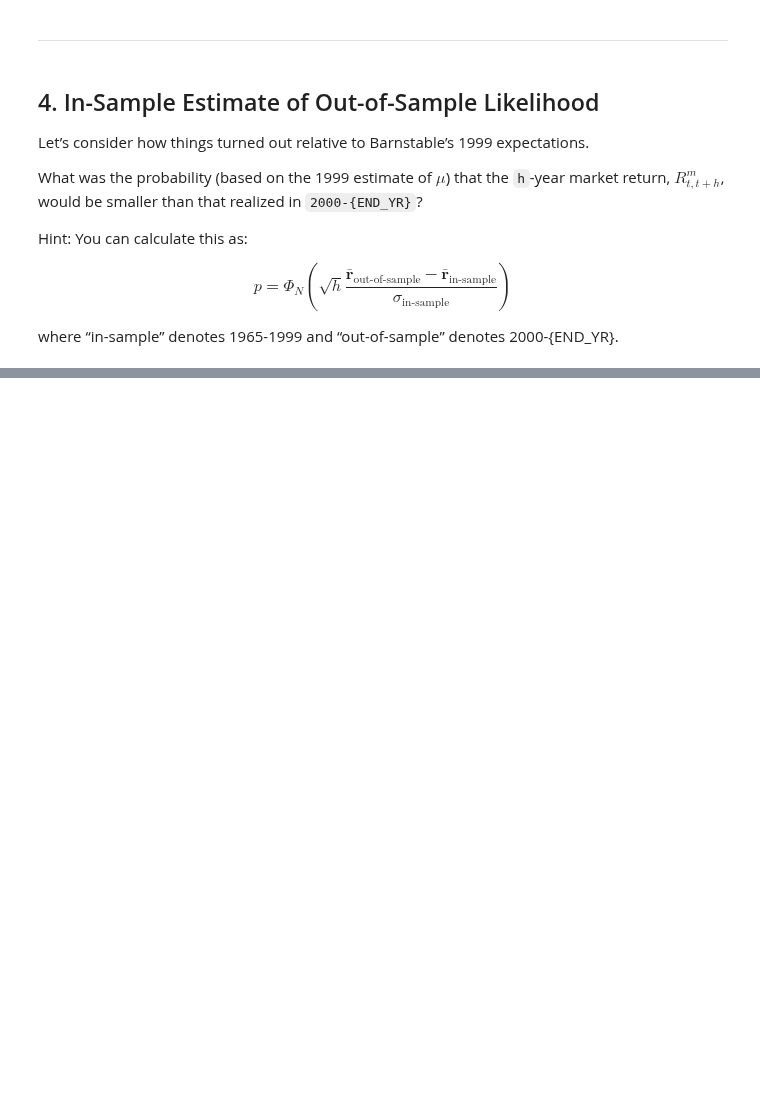
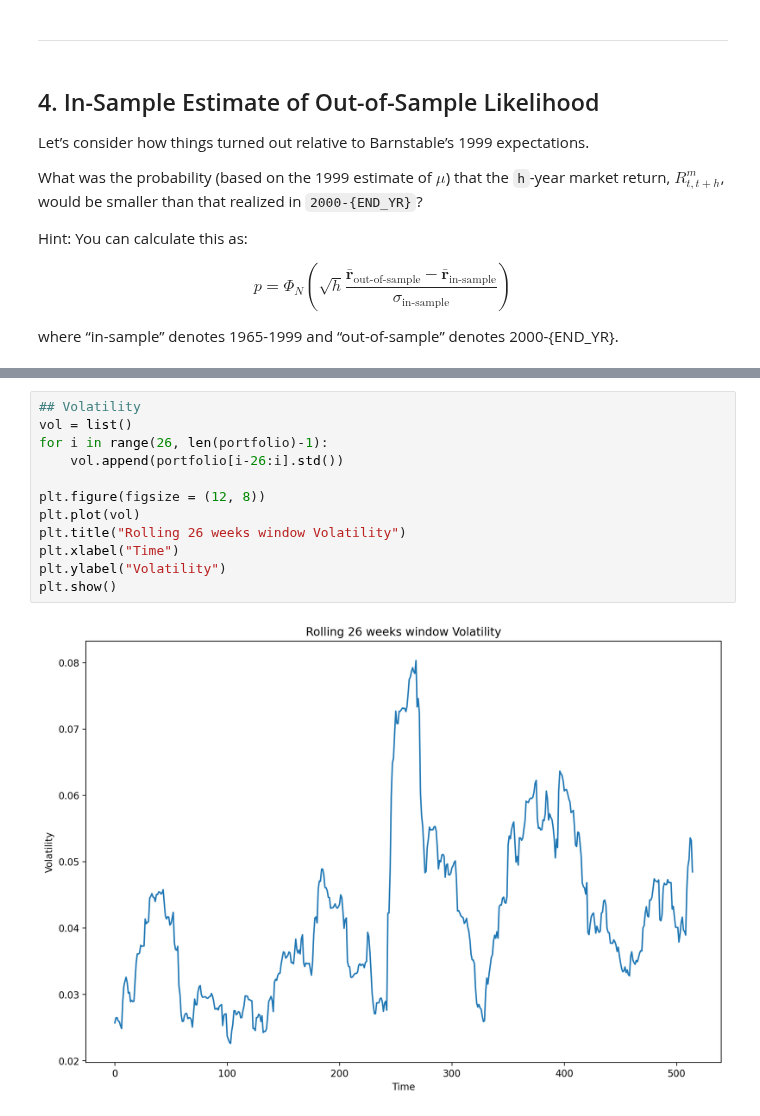
Before and after one commit to scfengv/FINM36700-Portfolio-and-Risk-Management, a Jupyter notebook: assignment/HW3.ipynb, the cells around one changed output, grey strips where cells are left out. Cells and saved outputs as stored; diff of their text form; blank space fills up the shorter version.

```diff
--- a/assignment/HW3.ipynb
+++ b/assignment/HW3.ipynb
@@ -272,0 +511,14 @@ where “in-sample” denotes 1965-1999 and “out-of-sample” denotes 2000-{EN
+# %%
+## Volatility
+vol = list()
+for i in range(26, len(portfolio)-1):
+    vol.append(portfolio[i-26:i].std())
+
+plt.figure(figsize = (12, 8))
+plt.plot(vol)
+plt.title("Rolling 26 weeks window Volatility")
+plt.xlabel("Time")
+plt.ylabel("Volatility")
+plt.show()
+# %% [output]
+[figure, added]
```
Also changed, not shown: parts of 15 cells of this notebook, 1 other file.
